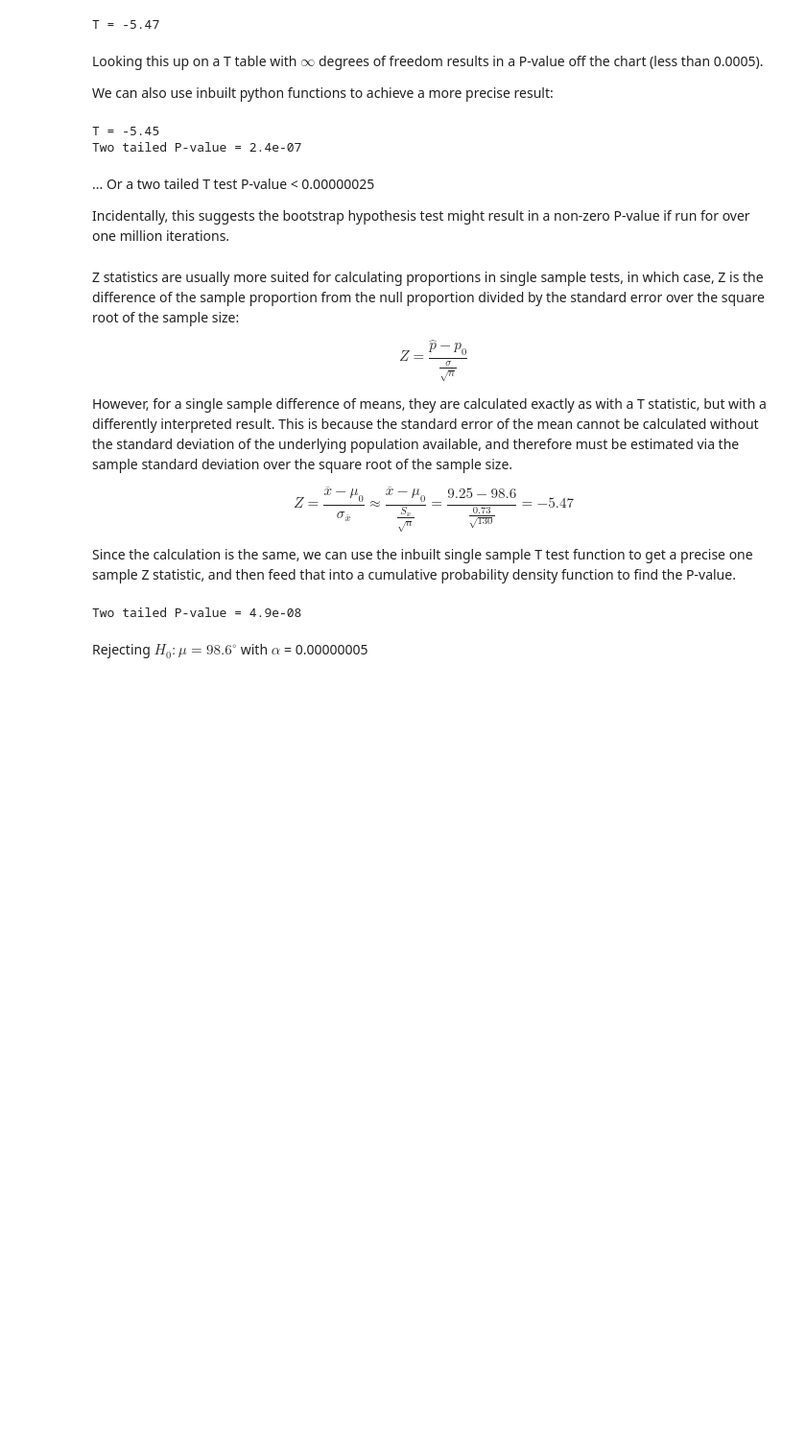
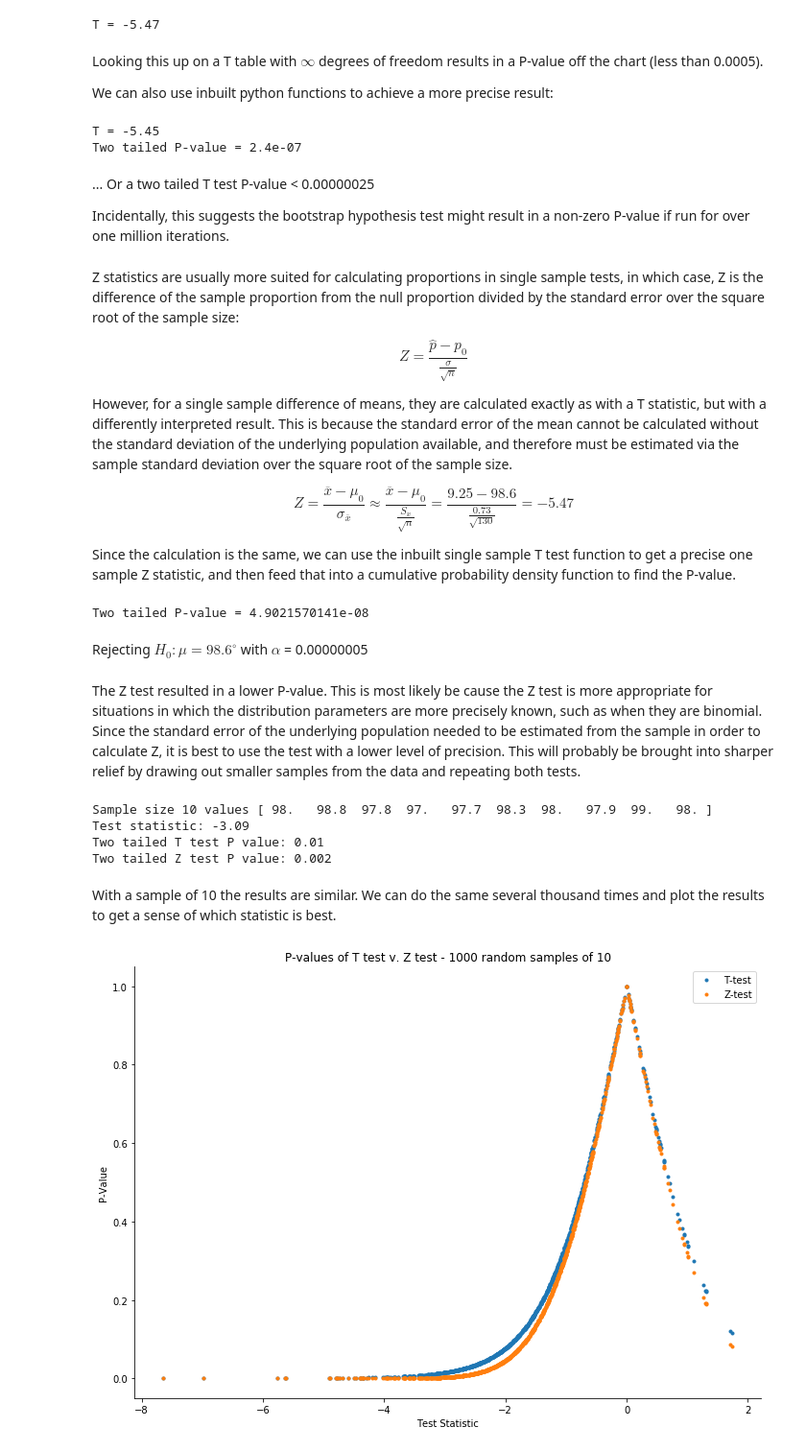
Before and after one commit to Nhorning/EDA_human_temperature, a Jupyter notebook: sliderule_dsi_inferential_statistics_exercise_1.ipynb, the cells around one changed output. Shown: that part at 96% size. Saved outputs shown, nothing was run; the diff lists cells and outputs as text; code cells hidden in the pictures; blank space fills up the shorter version.

Commit message:
added 10 sample tests, and corrected Z test calculations  Changes to be committed: 	modified:   sliderule_dsi_inferential_statistics_exercise_1.ipynb

```diff
--- a/sliderule_dsi_inferential_statistics_exercise_1.ipynb
+++ b/sliderule_dsi_inferential_statistics_exercise_1.ipynb
@@ -287,11 +287,58 @@ $$Z= \frac{\overline{x}-\mu_0}{\sigma_\overline{x}} \approx \frac{\overline{x}-\
 
 Since the calculation is the same, we can use the inbuilt single sample T test function to get a precise one sample Z statistic, and then feed that into a cumulative probability density function to find the P-value.
 # %%
+import scipy.special as sp
+
 #Calculate P-value of Z test
 tempZ, dummyP = stats.ttest_1samp(T, 98.6)
-tempPZ = stats.norm.cdf(tempZ)*2
-print('Two tailed P-value =',round(tempPZ,10))
+tempPZ = stats.norm.sf(abs(tempZ))*2
+print('Two tailed P-value =',tempPZ)
 # %% [output]
-Two tailed P-value = 4.9e-08
+Two tailed P-value = 4.9021570141e-08
 # %% [markdown]
 Rejecting $H_0: \mu = 98.6 ^{\circ}$ with $\alpha$ = 0.00000005
+# %% [markdown]
+The Z test resulted in a lower P-value. This is most likely be cause the Z test is more appropriate for situations in which the distribution parameters are more precisely known, such as when they are binomial. Since the standard error of the underlying population needed to be estimated from the sample in order to calculate Z, it is best to use the test with a lower level of precision. This will probably be brought into sharper relief by drawing out smaller samples from the data and repeating both tests.
+# %%
+#Repeat tests with sample size of 10
+np.random.seed(42)
+def smallTvZ(S, size=10):
+    draw10 = np.random.choice(T, size=10)
+    tenT, tenTP = stats.ttest_1samp(draw10, popmean=98.6)
+    tenZP = stats.norm.sf(abs(tenT))*2
+    return draw10, tenT, tenTP, tenZP
+
+draw10, tenT, tenTP, tenZP = smallTvZ(T)
+print('Sample size 10 values',draw10)
+print('Test statistic:',round(tenT,2))
+print('Two tailed T test P value:',round(tenTP,2))
+print('Two tailed Z test P value:',round(tenZP,3))
+# %% [output]
+Sample size 10 values [ 98.   98.8  97.8  97.   97.7  98.3  98.   97.9  99.   98. ]
+Test statistic: -3.09
+Two tailed T test P value: 0.01
+Two tailed Z test P value: 0.002
+# %% [markdown]
+With a sample of 10 the results are similar.  We can do the same several thousand times and plot the results to get a sense of which statistic is best.
+# %%
+testdf = pd.DataFrame(columns = ['draw10','tenT','T-test','Z-test'])
+np.random.seed(42)
+for i in range(1000):
+    testdf.loc[i] = smallTvZ(T)
+
+tenTlist = testdf['tenT']
+tenTPlist = testdf['T-test']
+tenZPlist = testdf['Z-test']
+
+f1, ax1 = plt.subplots(1, 1)
+plt.plot(tenTlist,tenTPlist,linestyle='none', marker='.')
+plt.plot(tenTlist,tenZPlist,linestyle='none', marker='.')
+f1.set_size_inches(A4)
+sns.despine()
+ax1.set_xlabel('Test Statistic')
+ax1.set_ylabel('P-Value')
+ax1.set_title('P-values of T test v. Z test - 1000 random samples of 10')
+plt.legend()
+plt.show()
+# %% [output]
+[figure, added]
```
Also changed, not shown: parts of 1 cell of this notebook.
